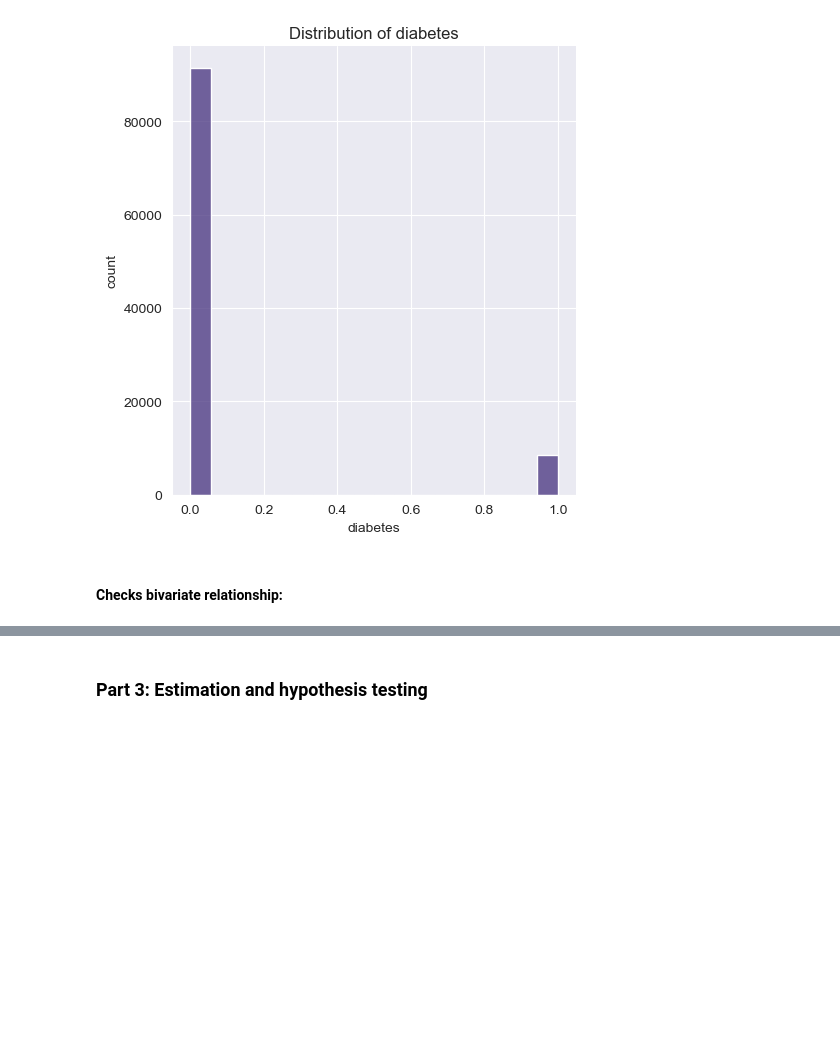
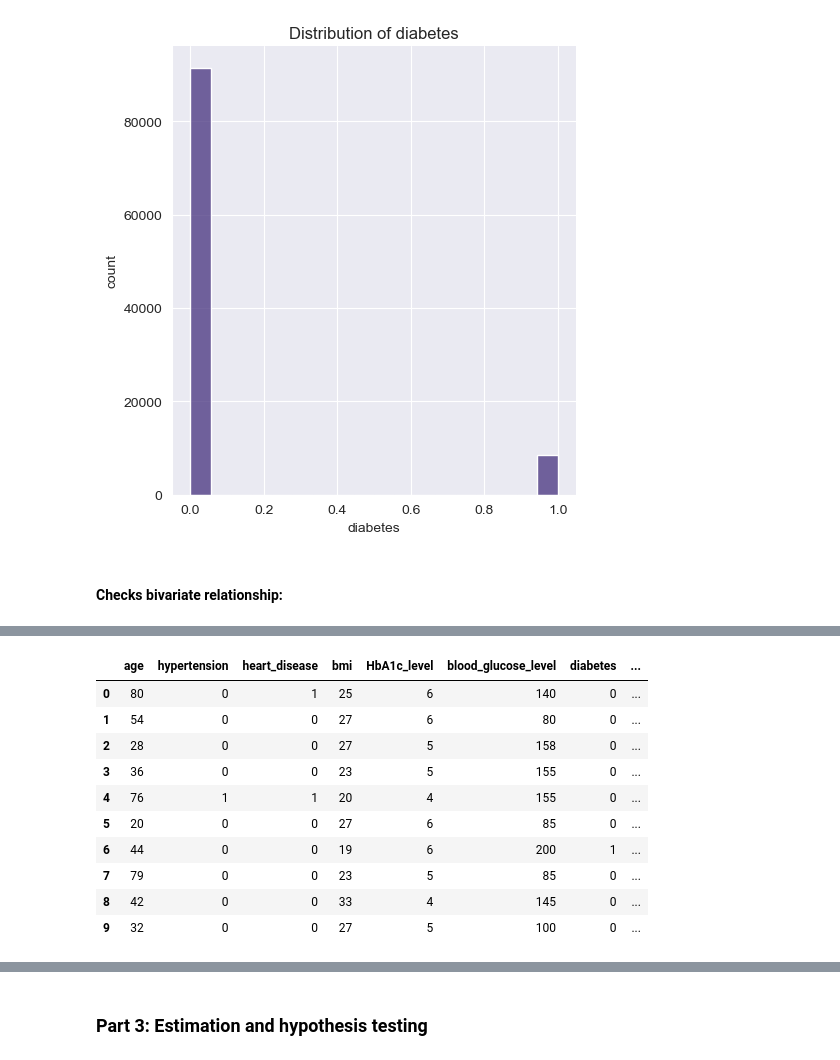
Before and after one commit to LiorBenSidi/Mini-Project, a Jupyter notebook: Mini-Project.ipynb, the cells around one changed output, grey strips where cells are left out. Drawn from its saved outputs; the diff is of its cells as text; code cells hidden in the pictures; blank space fills up the shorter version.

```diff
--- a/Mini-Project.ipynb
+++ b/Mini-Project.ipynb
@@ -218,0 +226,21 @@ the correlation between age and diabetes is 0.25800803335609646
+# %%
+encoded_df = pd.get_dummies(df_diabetes, columns=['gender', 'smoking_history'], drop_first=True)
+
+for col in encoded_df.columns.unique():
+    if type(encoded_df[col] == bool):
+        encoded_df.replace({col: {'True': 1, 'False': 0}}, inplace=True)
+        encoded_df[col] = encoded_df[col].astype(int)
+
+encoded_df.head(10)
+# %% [output]
+|  | age | hypertension | heart_disease | bmi | HbA1c_level | blood_glucose_level | diabetes | ... |
+| 0 | 80 | 0 | 1 | 25 | 6 | 140 | 0 | ... |
+| 1 | 54 | 0 | 0 | 27 | 6 | 80 | 0 | ... |
+| 2 | 28 | 0 | 0 | 27 | 5 | 158 | 0 | ... |
+| 3 | 36 | 0 | 0 | 23 | 5 | 155 | 0 | ... |
+| 4 | 76 | 1 | 1 | 20 | 4 | 155 | 0 | ... |
+| 5 | 20 | 0 | 0 | 27 | 6 | 85 | 0 | ... |
+| 6 | 44 | 0 | 0 | 19 | 6 | 200 | 1 | ... |
+| 7 | 79 | 0 | 0 | 23 | 5 | 85 | 0 | ... |
+| 8 | 42 | 0 | 0 | 33 | 4 | 145 | 0 | ... |
+| 9 | 32 | 0 | 0 | 27 | 5 | 100 | 0 | ... |
```
Also changed, not shown: parts of 4 cells of this notebook.
